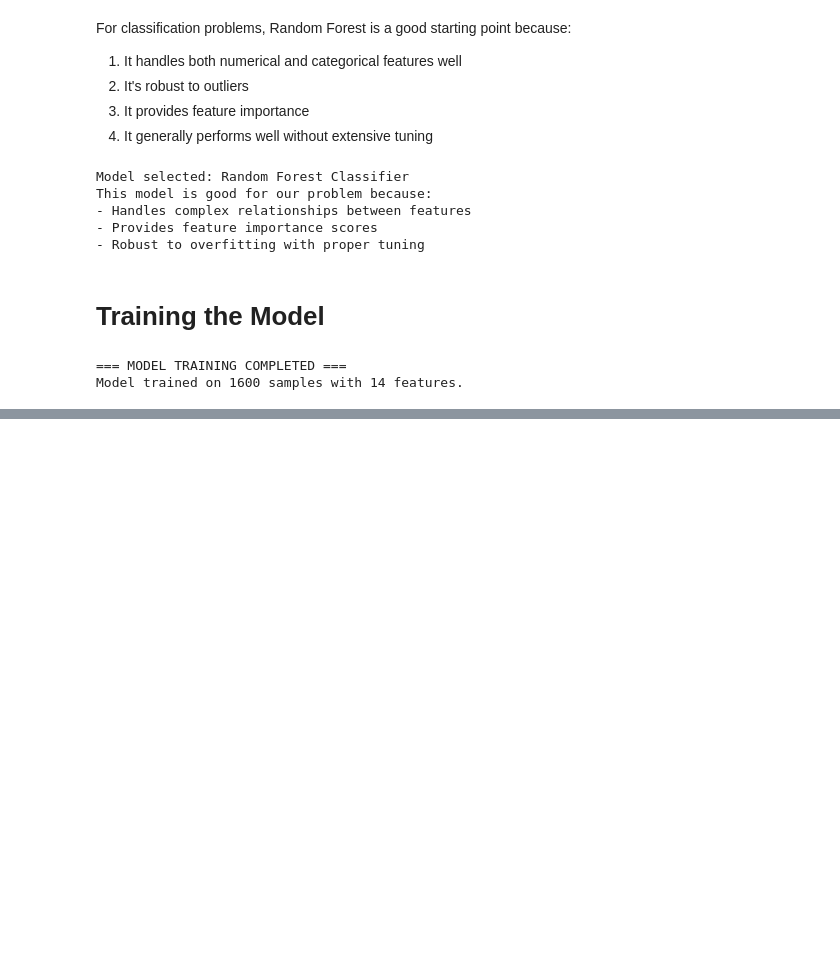
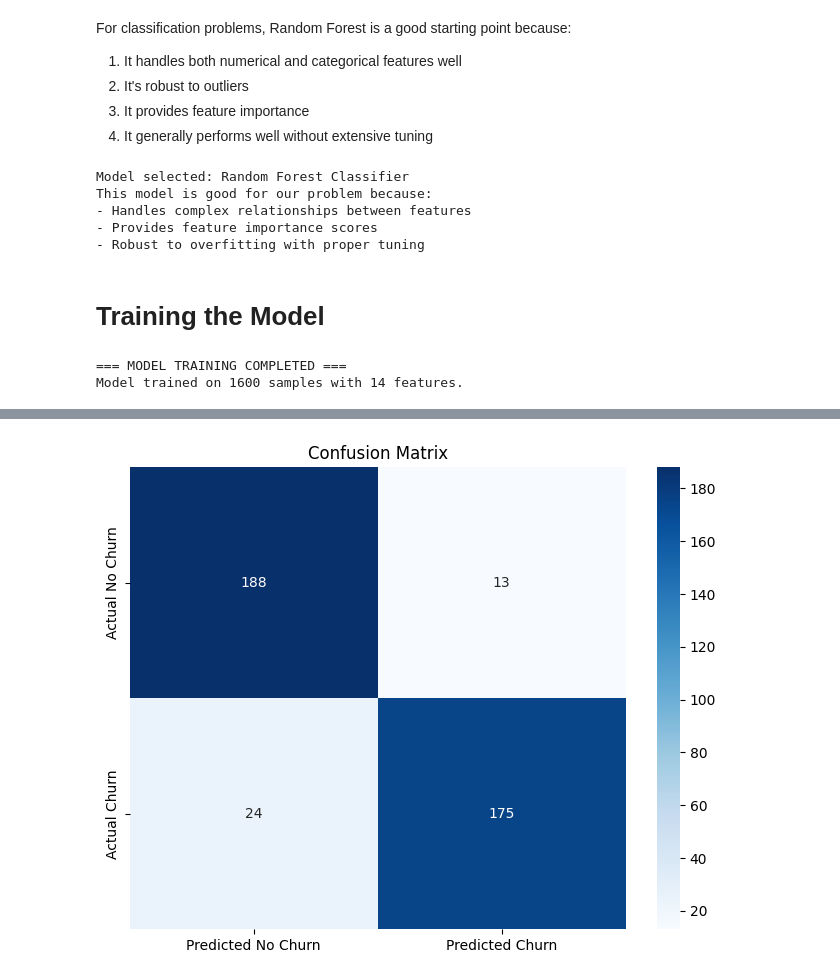
Before and after one commit to AanandPandit/aiml_engineer, a Jupyter notebook: complete-ML-pipeline/churnDataModel.ipynb, the cells around one changed output, grey strips where cells are left out. Drawn from its saved outputs; the diff is of its cells as text; code cells hidden in the pictures; blank space fills up the shorter version.

```diff
--- a/complete-ML-pipeline/churnDataModel.ipynb
+++ b/complete-ML-pipeline/churnDataModel.ipynb
@@ -372,0 +375,16 @@ Model trained on 1600 samples with 14 features.
+# %%
+# Make predictions
+y_pred = model.predict(X_test)
+y_pred_proba = model.predict_proba(X_test)[:, 1]    # Probability estimates for the positive class
+
+# Calculate evaluation metrics
+accuracy = accuracy_score(y_test, y_pred)
+precision = precision_score(y_test, y_pred)
+recall = recall_score(y_test, y_pred)
+f1 = f1_score(y_test, y_pred)
+
+print("=== MODEL EVALUATION ===")
+print(f"Accuracy:  {accuracy:.4f}")
+print(f"Precision: {precision:.4f}")
+print(f"Recall:    {recall:.4f}")
+print(f"F1-Score:  {f1:.4f}")
@@ -372,0 +411,11 @@ Model trained on 1600 samples with 14 features.
+# %%
+# Confusion Matrix
+cm = confusion_matrix(y_test, y_pred)
+plt.figure(figsize=(8, 6))
+sns.heatmap(cm, annot=True, fmt='d', cmap='Blues',
+            xticklabels=['Predicted No Churn', 'Predicted Churn'],
+            yticklabels=['Actual No Churn', 'Actual Churn'])
+plt.title('Confusion Matrix')
+plt.show()
+# %% [output]
+[figure, added]
```
Also changed, not shown: parts of 5 cells of this notebook, 2 other files.
